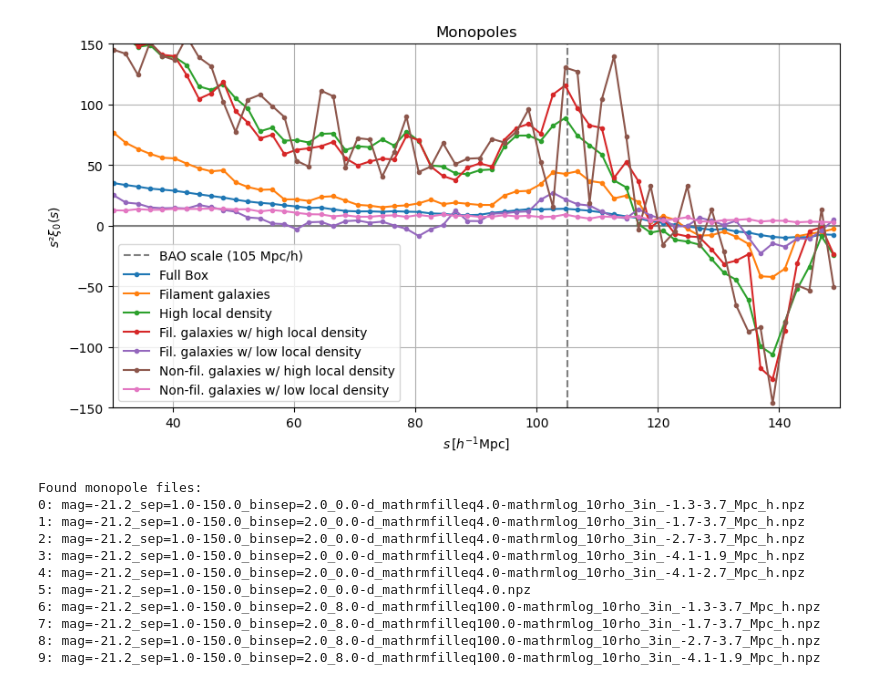
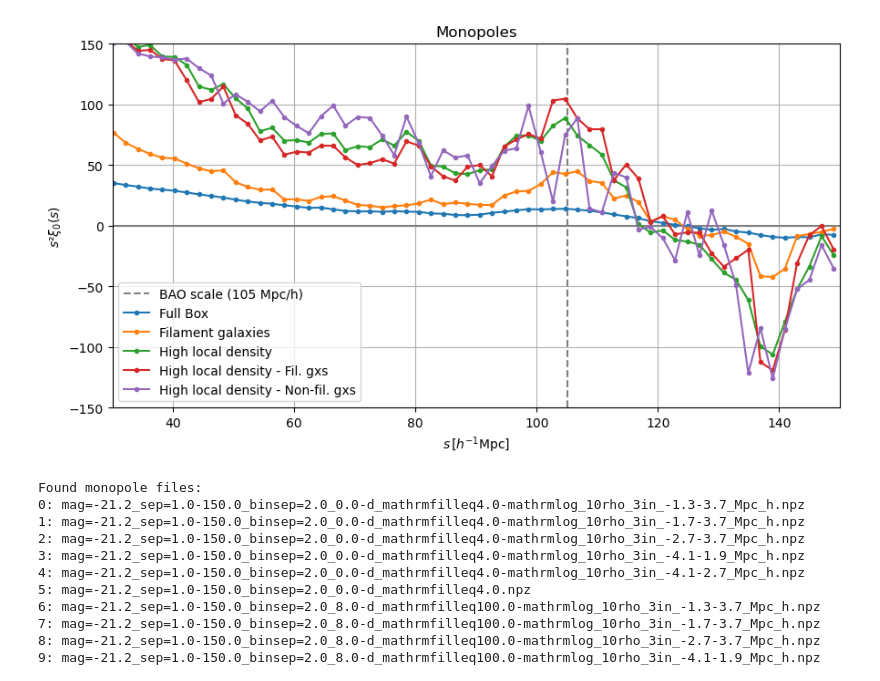
Before and after one commit to FedeDavilaKurban/filbao-md, a Jupyter notebook: explore_monopoles.ipynb, the cells around one changed output. Saved outputs shown, nothing was run; the diff lists cells and outputs as text; code cells hidden in the pictures.

```diff
--- a/explore_monopoles.ipynb
+++ b/explore_monopoles.ipynb
@@ -47,39 +47,40 @@ def load_monopole(npz_path):
 
 # %%
 # === SELECT FILES TO PLOT ===
 # Options: indices of monopole_files to plot
 # Example: plot full sample + first two bins
-files_to_plot = [18, 4, 20, 0, 2, 11, 14]  # <- change as needed
+files_to_plot = [21, 4, 23, 0, 11]  # <- change as needed
 #labels_to_plot = [monopole_files[i].replace(".npz","") for i in files_to_plot]
 labels_to_plot = ['Full Box',\
                   'Filament galaxies',\
                   'High local density',\
-                  'Fil. galaxies w/ high local density',\
-                  'Fil. galaxies w/ low local density',\
-                  'Non-fil. galaxies w/ high local density',\
-                  'Non-fil. galaxies w/ low local density']
+                  'High local density - Fil. gxs',\
+                  #'Fil. galaxies w/ low local density',\
+                  'High local density - Non-fil. gxs',\
+                  #'Non-fil. galaxies w/ low local density'
+                  ]
 
 # %%
 # === PLOT MONOPOLES ===
 plt.figure(figsize=(9,5))
 plt.axhline(0, color='gray', linestyle='-')
 plt.axvline(105, color='gray', linestyle='--', label='BAO scale (105 Mpc/h)')
 for idx, i in enumerate(files_to_plot):
     s, xi0 = load_monopole(os.path.join(monopoles_dir, monopole_files[i]))
     plt.plot(s, xi0*s**2, label=labels_to_plot[idx], marker='o', linestyle='-', ms=3)
 
 plt.xlabel(r"$s\,[h^{-1}\mathrm{Mpc}]$")
 plt.ylabel(r"$s²\xi_0(s)$")
 plt.xlim(30, 150)
 plt.ylim(-150, 150)
 plt.title("Monopoles")
 plt.legend()
 plt.grid(True)
 plt.tight_layout()
 plt.savefig('../plots/explore_monopoles.png', dpi=100)
 plt.show()
 # %% [output]
-[figure, old version]
+[figure, new version]
 # %%
 # %%
 import os
```
Also changed, not shown: parts of 1 cell of this notebook, 5 other files.
